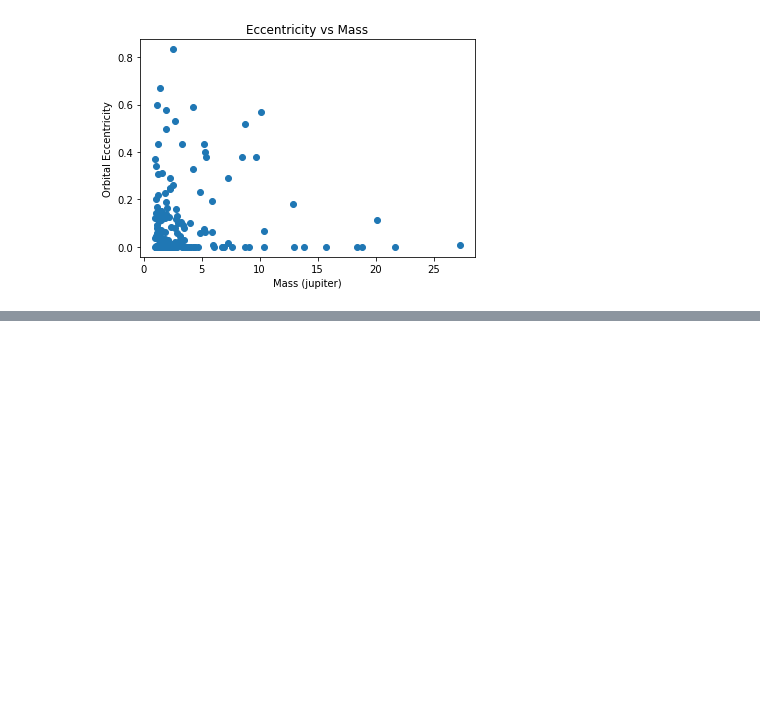
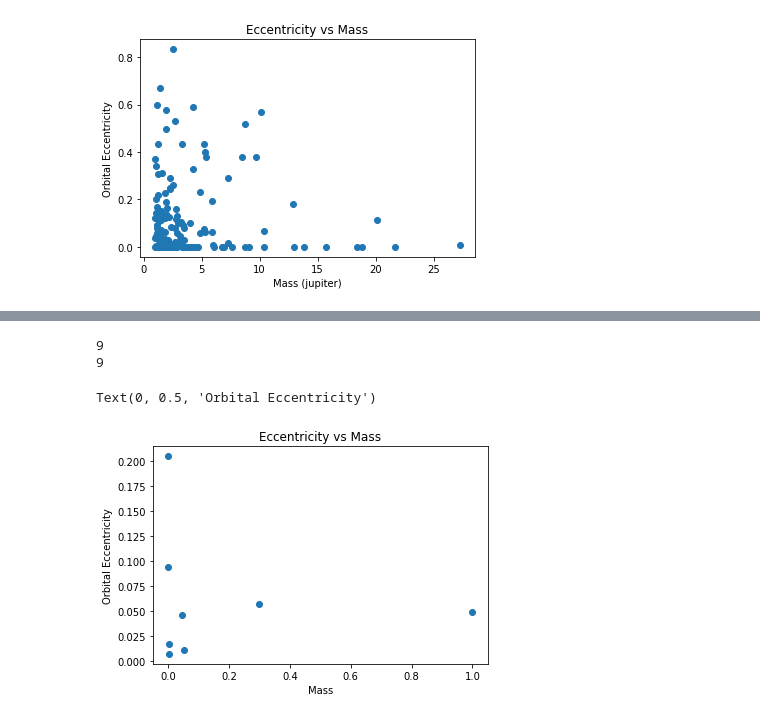
Before and after one commit to the-soph-ia/Astrophysics-EE, a Jupyter notebook: src/Graphing Scripts.ipynb, the cells around one changed output, grey strips where cells are left out. Cells and saved outputs as stored; diff of their text form; code cells hidden in the pictures; blank space fills up the shorter version.

```diff
--- a/src/Graphing Scripts.ipynb
+++ b/src/Graphing Scripts.ipynb
@@ -39,7 +59,8 @@ with open(rad_vel_csv,'w') as f1:
                   +str(table.loc[i].pl_bmassj)+","
                   +str(table.loc[i].pl_dens)+","
                   +str(table.loc[i].sy_dist)+"\n")
-         for i,line in enumerate(table.discoverymethod)if line=="Radial Velocity" and table.loc[i].sy_pnum==1]
+         for i,line in enumerate(table.discoverymethod)if line=="Radial Velocity"]
+#          and table.loc[i].sy_pnum==1
 
 rad_vel_table = pd.read_csv(rad_vel_csv, names=['eccentricity','mass_e','mass_j','density','dist'])
 sample_size = rad_vel_table.index.stop
@@ -227,0 +172,30 @@ Text(0.5, 0, 'Mass (jupiter)')
+# %%
+import pandas as pd
+import os
+import numpy as np
+import matplotlib.pyplot as plt
+%matplotlib inline
+import math
+
+notebook_path = os.path.abspath("EE Graphs.ipynb")
+data_extd_csv = os.path.join(os.path.dirname(notebook_path), 'Data Files\\our_system.csv')
+
+'''formatting the csv file for pandas DataFrame'''
+ctable = pd.read_csv(data_extd_csv)
+
+'''see what the discovery method options are'''
+s = set([])
+for line in ctable.planet_name: s.add(line)
+print(len(s))
+print(len(ctable.planet_name))
+
+# plt.scatter(ctable.eccentricity, ctable.density)
+plt.scatter(ctable.mass_j, ctable.eccentricity)
+plt.title("Eccentricity vs Mass")
+plt.xlabel("Mass")
+plt.ylabel("Orbital Eccentricity")
+# %% [output]
+9
+9
+Text(0, 0.5, 'Orbital Eccentricity')
+[figure, added]
```
Also changed, not shown: parts of 34 cells of this notebook, 1 other file.
